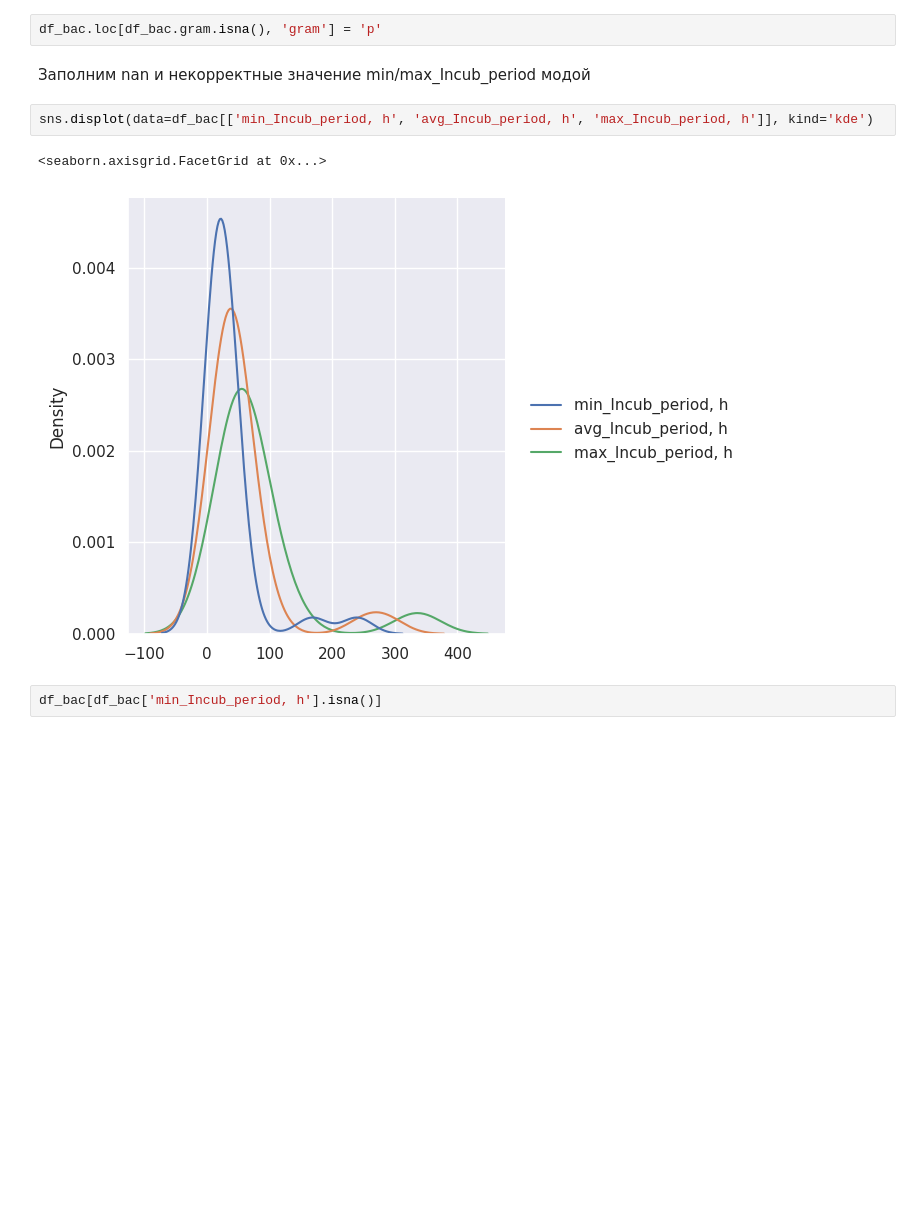
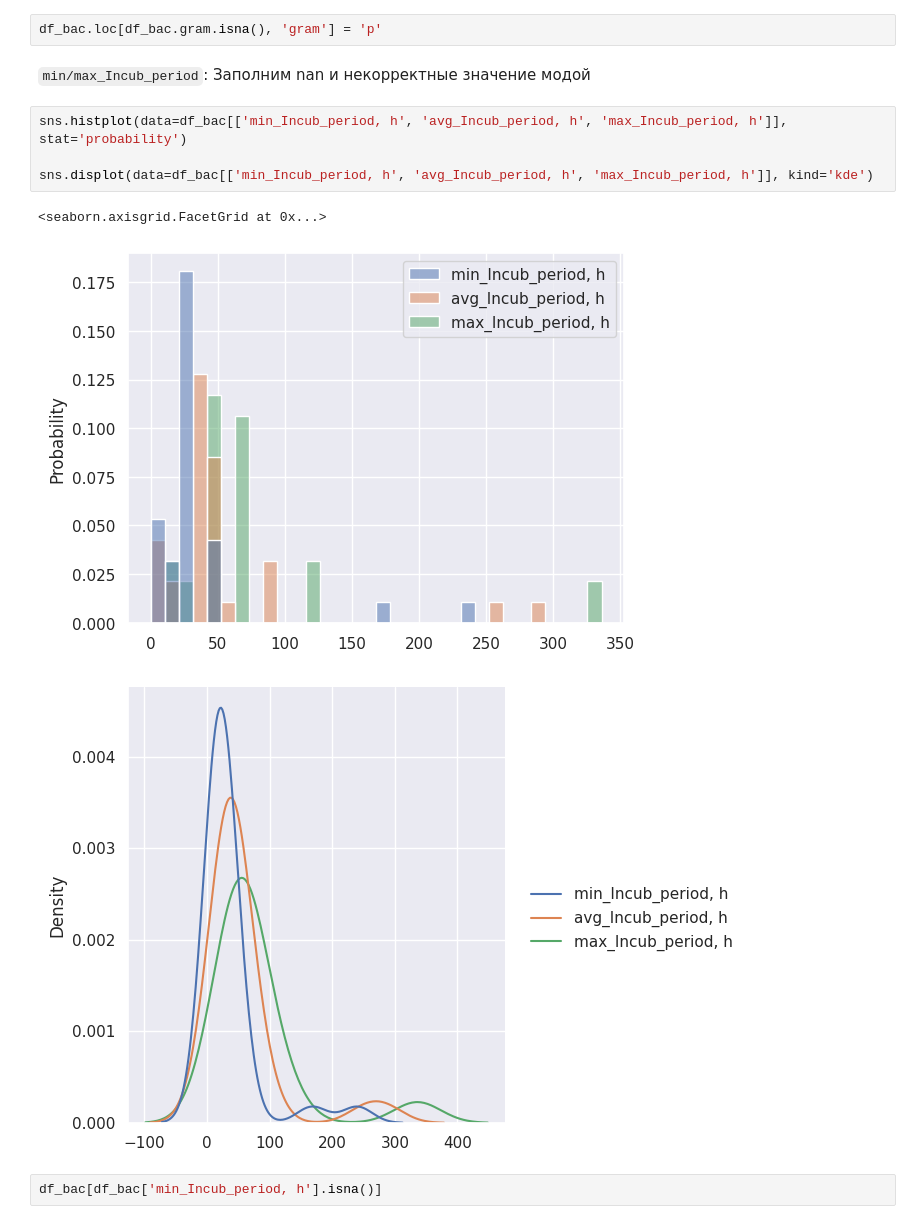
Before and after one commit to vahahahart/hackathon_team_3, a Jupyter notebook: main.ipynb, the cells around one changed output. Drawn from its saved outputs; the diff is of its cells as text; blank space fills up the shorter version.

````diff
--- a/main.ipynb
+++ b/main.ipynb
@@ -527,12 +539,15 @@ df_bac[df_bac.gram.isna()]
 # %%
 df_bac.loc[df_bac.gram.isna(), 'gram'] = 'p'
 # %% [markdown]
-Заполним nan и некорректные значение min/max_Incub_period модой
+```min/max_Incub_period```: Заполним nan и некорректные значение модой
 # %%
+sns.histplot(data=df_bac[['min_Incub_period, h', 'avg_Incub_period, h', 'max_Incub_period, h']], stat='probability')
+
 sns.displot(data=df_bac[['min_Incub_period, h', 'avg_Incub_period, h', 'max_Incub_period, h']], kind='kde')
 # %% [output]
 <seaborn.axisgrid.FacetGrid at 0x...>
-[figure, old version]
+[figure, new version]
+[figure, added]
 # %%
 df_bac[df_bac['min_Incub_period, h'].isna()]
 # %% [output]
````
Also changed, not shown: parts of 25 cells of this notebook, 1 other file.
